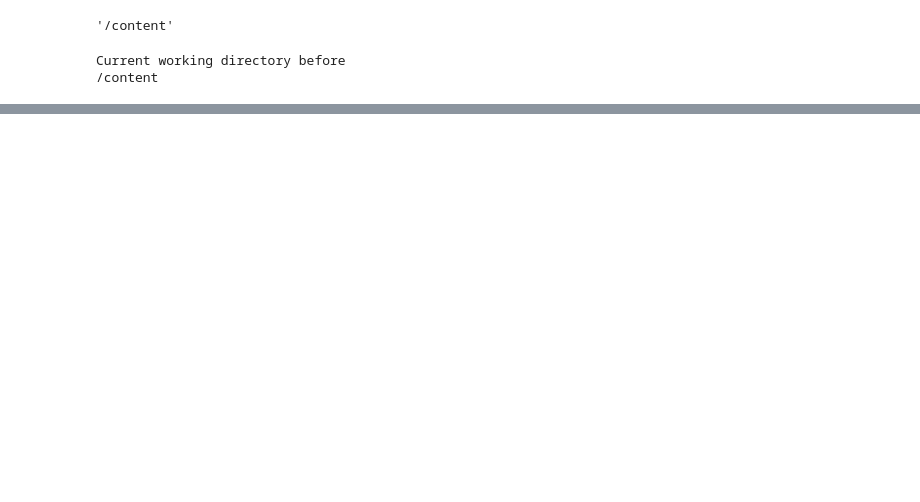
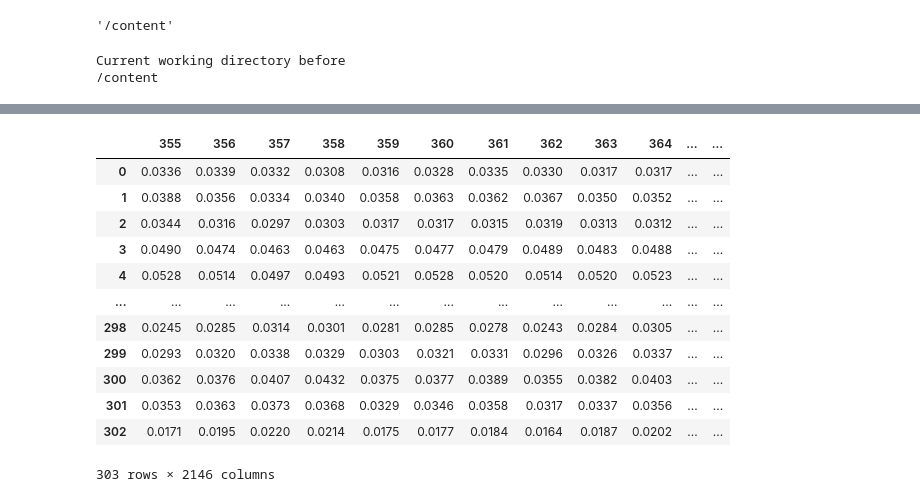
Before and after one commit to gustavoep/extra, a Jupyter notebook: Importar_Excel.ipynb, the cells around one changed output, grey strips where cells are left out. Saved outputs shown, nothing was run; the diff lists cells and outputs as text; code cells hidden in the pictures; blank space fills up the shorter version.

```diff
--- a/Importar_Excel.ipynb
+++ b/Importar_Excel.ipynb
@@ -30,0 +53,17 @@ dados_excel.head()
+# %%
+y= dados_excel.iloc[:,1:]
+y
+# %% [output]
+|  | 355 | 356 | 357 | 358 | 359 | 360 | 361 | 362 | 363 | 364 | ... | ... |
+| 0 | 0.0336 | 0.0339 | 0.0332 | 0.0308 | 0.0316 | 0.0328 | 0.0335 | 0.0330 | 0.0317 | 0.0317 | ... | ... |
+| 1 | 0.0388 | 0.0356 | 0.0334 | 0.0340 | 0.0358 | 0.0363 | 0.0362 | 0.0367 | 0.0350 | 0.0352 | ... | ... |
+| 2 | 0.0344 | 0.0316 | 0.0297 | 0.0303 | 0.0317 | 0.0317 | 0.0315 | 0.0319 | 0.0313 | 0.0312 | ... | ... |
+| 3 | 0.0490 | 0.0474 | 0.0463 | 0.0463 | 0.0475 | 0.0477 | 0.0479 | 0.0489 | 0.0483 | 0.0488 | ... | ... |
+| 4 | 0.0528 | 0.0514 | 0.0497 | 0.0493 | 0.0521 | 0.0528 | 0.0520 | 0.0514 | 0.0520 | 0.0523 | ... | ... |
+| ... | ... | ... | ... | ... | ... | ... | ... | ... | ... | ... | ... | ... |
+| 298 | 0.0245 | 0.0285 | 0.0314 | 0.0301 | 0.0281 | 0.0285 | 0.0278 | 0.0243 | 0.0284 | 0.0305 | ... | ... |
+| 299 | 0.0293 | 0.0320 | 0.0338 | 0.0329 | 0.0303 | 0.0321 | 0.0331 | 0.0296 | 0.0326 | 0.0337 | ... | ... |
+| 300 | 0.0362 | 0.0376 | 0.0407 | 0.0432 | 0.0375 | 0.0377 | 0.0389 | 0.0355 | 0.0382 | 0.0403 | ... | ... |
+| 301 | 0.0353 | 0.0363 | 0.0373 | 0.0368 | 0.0329 | 0.0346 | 0.0358 | 0.0317 | 0.0337 | 0.0356 | ... | ... |
+| 302 | 0.0171 | 0.0195 | 0.0220 | 0.0214 | 0.0175 | 0.0177 | 0.0184 | 0.0164 | 0.0187 | 0.0202 | ... | ... |
+303 rows × 2146 columns
```
Also changed, not shown: parts of 2 cells of this notebook.
